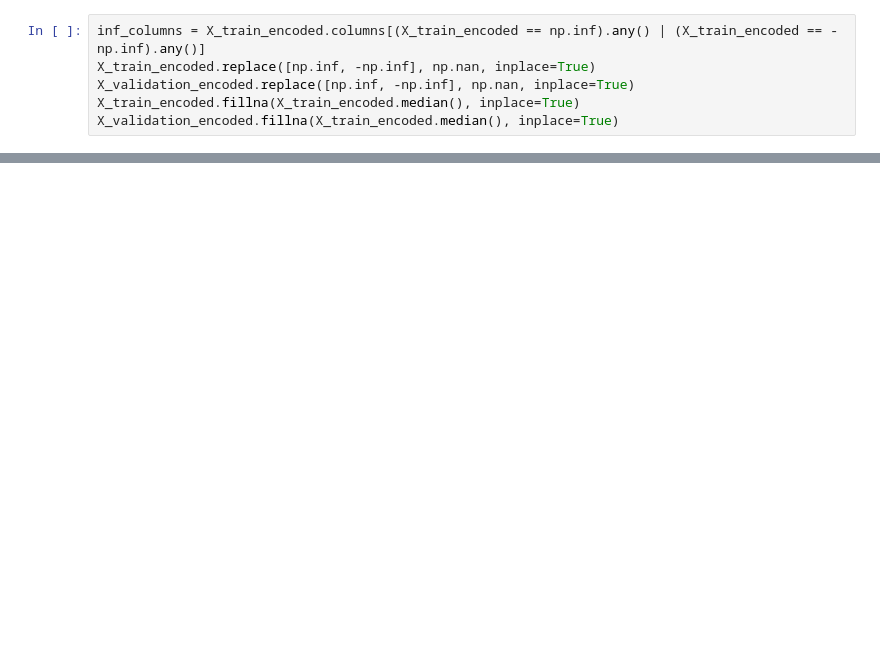
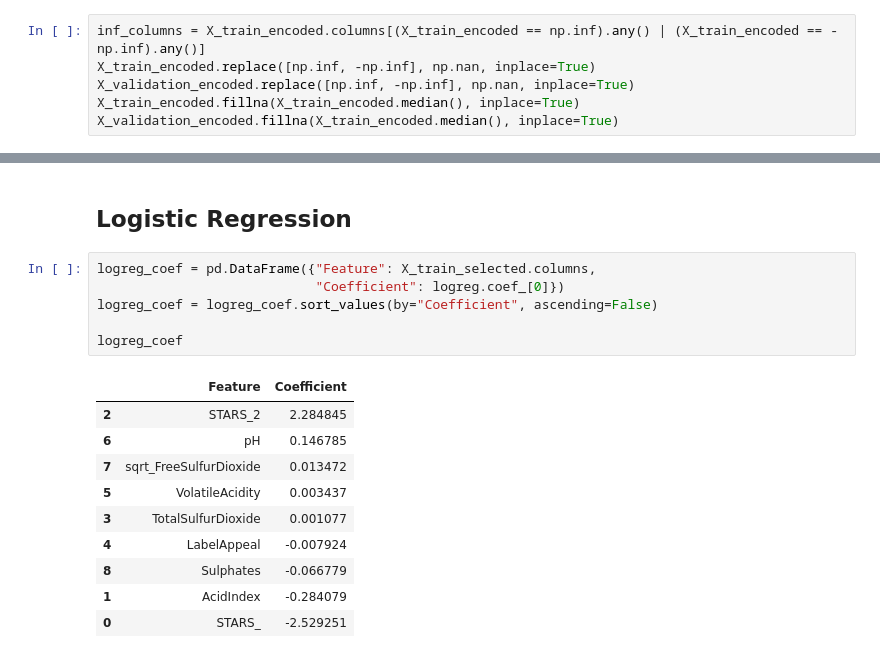
Before and after one commit to MichaelRocchio/msds_410, a Jupyter notebook: Assignment_8/rocchio_assign8.ipynb, the cells around one changed output, grey strips where cells are left out. Drawn from its saved outputs; the diff is of its cells as text; blank space fills up the shorter version.

```diff
--- a/Assignment_8/rocchio_assign8.ipynb
+++ b/Assignment_8/rocchio_assign8.ipynb
@@ -604,0 +978,19 @@ Index([], dtype='object')
+# %% [markdown]
+## Logistic Regression
+# %%
+logreg_coef = pd.DataFrame({"Feature": X_train_selected.columns,
+                            "Coefficient": logreg.coef_[0]})
+logreg_coef = logreg_coef.sort_values(by="Coefficient", ascending=False)
+
+logreg_coef
+# %% [output]
+|  | Feature | Coefficient |
+| 2 | STARS_2 | 2.284845 |
+| 6 | pH | 0.146785 |
+| 7 | sqrt_FreeSulfurDioxide | 0.013472 |
+| 5 | VolatileAcidity | 0.003437 |
+| 3 | TotalSulfurDioxide | 0.001077 |
+| 4 | LabelAppeal | -0.007924 |
+| 8 | Sulphates | -0.066779 |
+| 1 | AcidIndex | -0.284079 |
+| 0 | STARS_ | -2.529251 |
```
Also changed, not shown: parts of 45 cells of this notebook, 1 other file.
